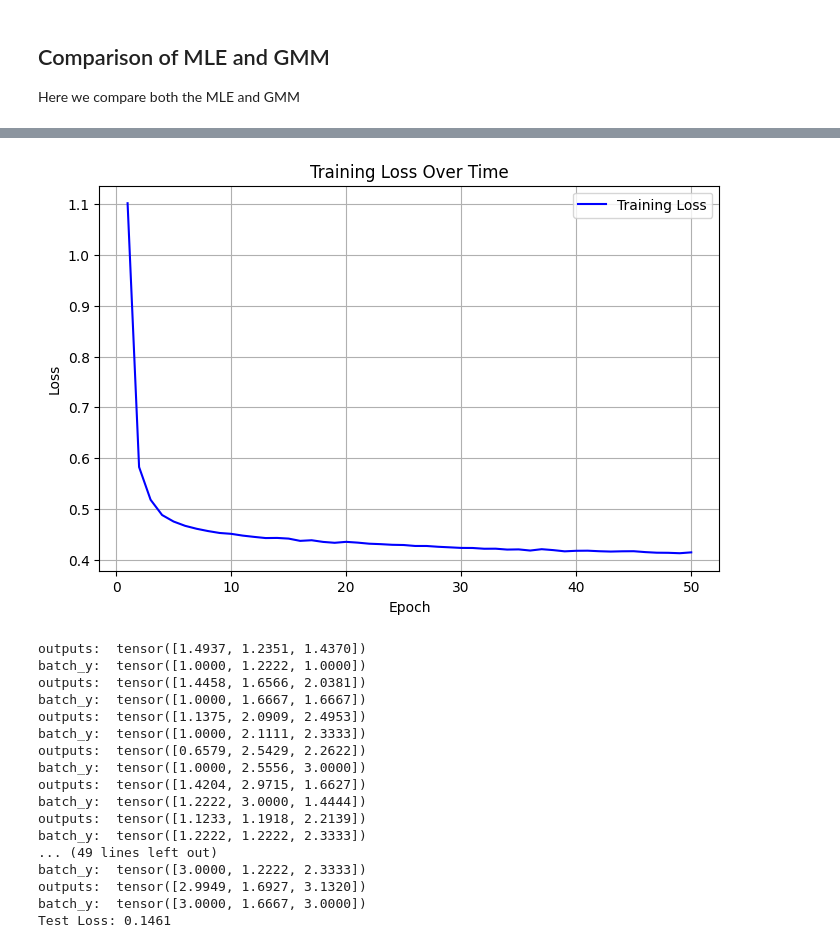
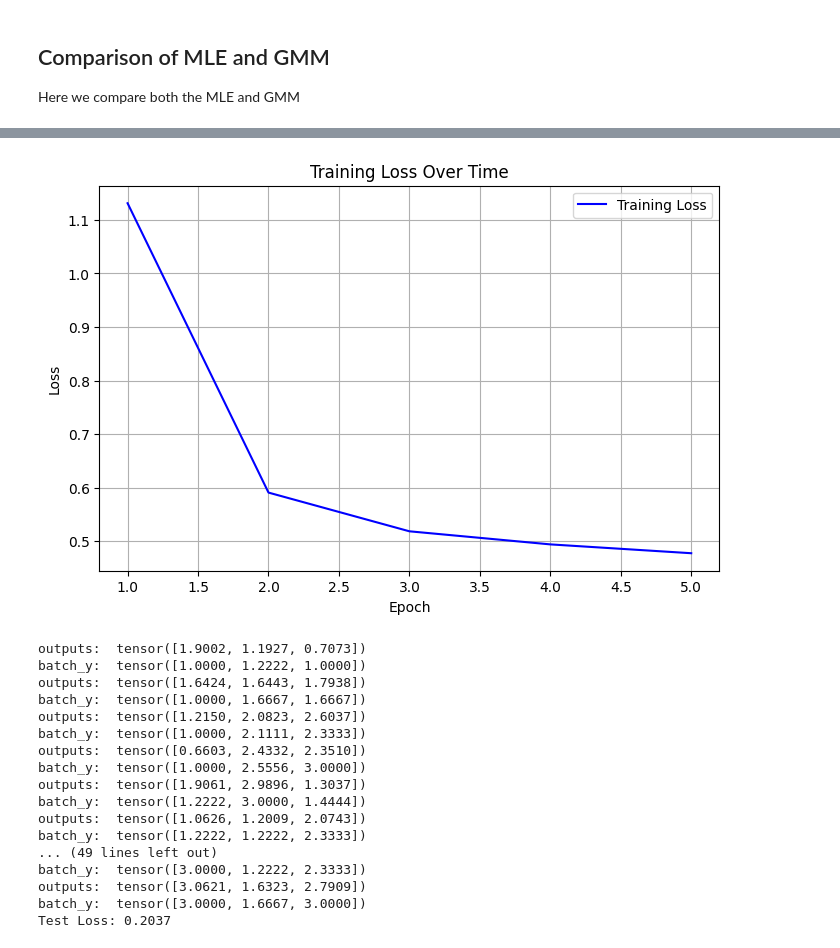
Before and after one commit to Hassen214/Project-IMI, a Jupyter notebook: Code.ipynb, the cells around one changed output, grey strips where cells are left out. Drawn from its saved outputs; the diff is of its cells as text; code cells hidden in the pictures.

```diff
--- a/Code.ipynb
+++ b/Code.ipynb
@@ -795,7 +785,6 @@ plt.show()
 # %%
 
-# Load CSV file
-df = pd.read_csv("vasicek_results.csv")
+df = pd.read_csv("/home/hassene/Desktop/Imi_proj/Document/vasicek_results.csv")
 
 # Convert DataFrame to NumPy arrays
 X = df.iloc[:, :-3].values  # All columns except last 3 (input features)
@@ -852,7 +841,7 @@ criterion = nn.MSELoss()
 optimizer = optim.Adam(model.parameters(), lr=0.001)  # Lower learning rate
 
 # Training Loop
-num_epochs = 50
+num_epochs = 5
 losses = []  # List to store loss values
 
 for epoch in range(num_epochs):
@@ -900,7 +877,7 @@ Epoch [50/50], Loss: 0.4149
-[figure, old version]
+[figure, new version]
 # %%
 # Load Test Data
-data_test = pd.read_csv("vasicek_test.csv")
+data_test = pd.read_csv("/home/hassene/Desktop/Imi_proj/Document/vasicek_test.csv")
 X_test = data_test.iloc[:, :-3].values
 y_test = data_test.iloc[:, -3:].values
 
@@ -928,20 +905,20 @@ with torch.no_grad():
 test_loss /= num_samples  # True average test loss
 print(f"Test Loss: {test_loss:.4f}")
 # %% [output]
-outputs:  tensor([1.4937, 1.2351, 1.4370])
+outputs:  tensor([1.9002, 1.1927, 0.7073])
 batch_y:  tensor([1.0000, 1.2222, 1.0000])
-outputs:  tensor([1.4458, 1.6566, 2.0381])
+outputs:  tensor([1.6424, 1.6443, 1.7938])
 batch_y:  tensor([1.0000, 1.6667, 1.6667])
-outputs:  tensor([1.1375, 2.0909, 2.4953])
+outputs:  tensor([1.2150, 2.0823, 2.6037])
 batch_y:  tensor([1.0000, 2.1111, 2.3333])
-outputs:  tensor([0.6579, 2.5429, 2.2622])
+outputs:  tensor([0.6603, 2.4332, 2.3510])
 batch_y:  tensor([1.0000, 2.5556, 3.0000])
-outputs:  tensor([1.4204, 2.9715, 1.6627])
+outputs:  tensor([1.9061, 2.9896, 1.3037])
 batch_y:  tensor([1.2222, 3.0000, 1.4444])
-outputs:  tensor([1.1233, 1.1918, 2.2139])
+outputs:  tensor([1.0626, 1.2009, 2.0743])
 batch_y:  tensor([1.2222, 1.2222, 2.3333])
 ... (49 lines left out)
 batch_y:  tensor([3.0000, 1.2222, 2.3333])
-outputs:  tensor([2.9949, 1.6927, 3.1320])
+outputs:  tensor([3.0621, 1.6323, 2.7909])
 batch_y:  tensor([3.0000, 1.6667, 3.0000])
-Test Loss: 0.1461
+Test Loss: 0.2037
```
Also changed, not shown: parts of 15 cells of this notebook, 1 other file.
